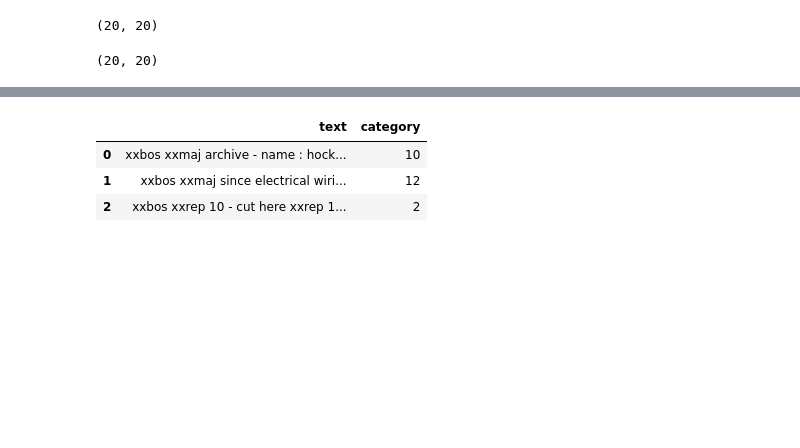
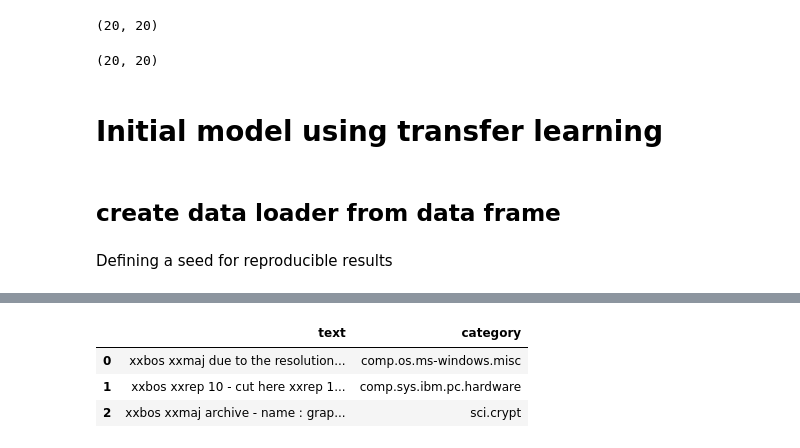
Before and after one commit to sayanbanerjee32/NLP-with-fastai2.0, a Jupyter notebook: fastai_on_20newsgroup.ipynb, the cells around one changed output, grey strips where cells are left out. Drawn from its saved outputs; the diff is of its cells as text; code cells hidden in the pictures; blank space fills up the shorter version.

```diff
--- a/fastai_on_20newsgroup.ipynb
+++ b/fastai_on_20newsgroup.ipynb
@@ -57,14 +69,31 @@ len(train_data_df.target.unique()),len(train_data_df.title.unique())
 len(test_data_df.target.unique()),len(test_data_df.title.unique())
 # %% [output]
 (20, 20)
+# %% [markdown]
+# Initial model using transfer learning
 # %%
 from fastai.text.all import *
+# %% [markdown]
+## create data loader from data frame
+# %% [markdown]
+Defining a seed for reproducible results
+# %%
+def random_seed(seed_value, use_cuda):
+    np.random.seed(seed_value) # cpu vars
+    torch.manual_seed(seed_value) # cpu  vars
+    random.seed(seed_value) # Python
+    if use_cuda:
+        torch.cuda.manual_seed(seed_value)
+        torch.cuda.manual_seed_all(seed_value) # gpu vars
+        torch.backends.cudnn.deterministic = True  #needed
+        torch.backends.cudnn.benchmark = False
 # %%
-dls = TextDataLoaders.from_df(train_data_df, text_col='text', label_col='target')
+random_seed(1, True)
+dls = TextDataLoaders.from_df(train_data_df, text_col='text', label_col='title')
 dls.show_batch(max_n=3)
 # %% [output]
 [interactive output not drawn]
 |  | text | category |
-| 0 | xxbos xxmaj archive - name : hock... | 10 |
-| 1 | xxbos xxmaj since electrical wiri... | 12 |
-| 2 | xxbos xxrep 10 - cut here xxrep 1... | 2 |
+| 0 | xxbos xxmaj due to the resolution... | comp.os.ms-windows.misc |
+| 1 | xxbos xxrep 10 - cut here xxrep 1... | comp.sys.ibm.pc.hardware |
+| 2 | xxbos xxmaj archive - name : grap... | sci.crypt |
```
Also changed, not shown: parts of 14 cells of this notebook.
